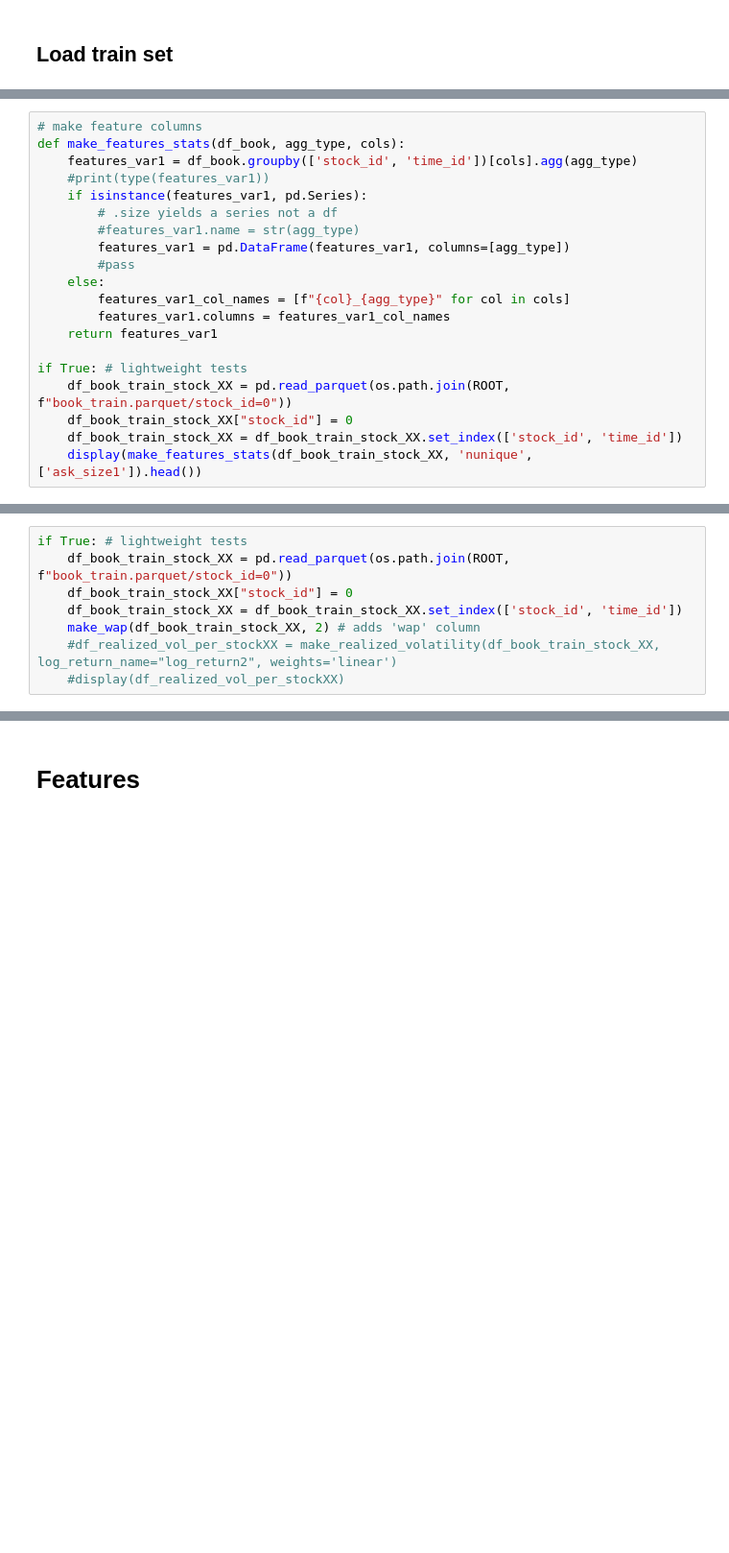
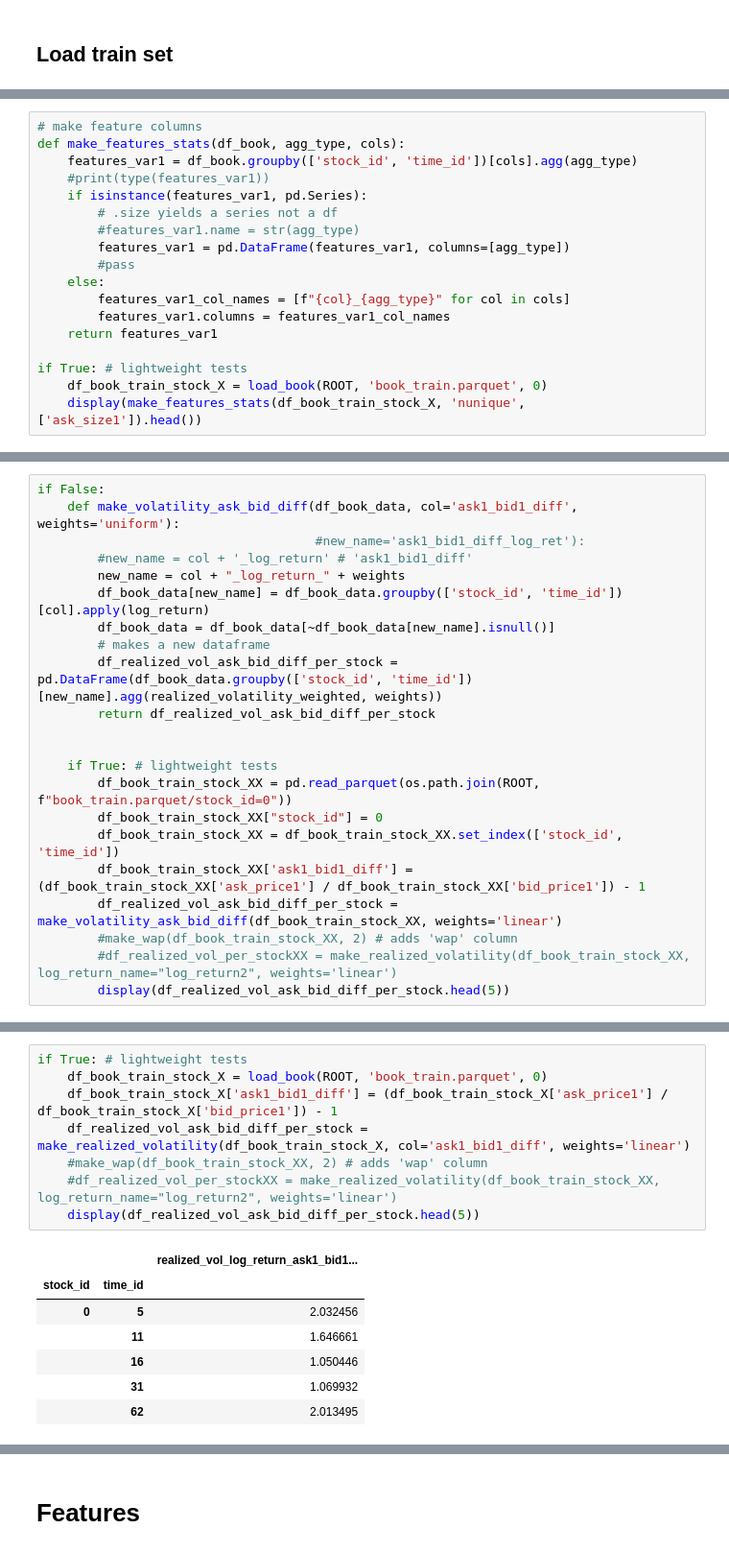
Before and after one commit to ianozsvald/kaggle_optiver_volatility, a Jupyter notebook: notebooks/20210825_light.ipynb, the cells around one changed output, grey strips where cells are left out. Shown: that part at 96% size. Saved outputs shown, nothing was run; the diff lists cells and outputs as text; blank space fills up the shorter version.

```diff
--- a/notebooks/20210825_light.ipynb
+++ b/notebooks/20210825_light.ipynb
@@ -143,10 +155,8 @@ def make_features_stats(df_book, agg_type, cols):
     return features_var1
 
 if True: # lightweight tests
-    df_book_train_stock_XX = pd.read_parquet(os.path.join(ROOT, f"book_train.parquet/stock_id=0"))
-    df_book_train_stock_XX["stock_id"] = 0
-    df_book_train_stock_XX = df_book_train_stock_XX.set_index(['stock_id', 'time_id'])
-    display(make_features_stats(df_book_train_stock_XX, 'nunique', ['ask_size1']).head())
+    df_book_train_stock_X = load_book(ROOT, 'book_train.parquet', 0)
+    display(make_features_stats(df_book_train_stock_X, 'nunique', ['ask_size1']).head())
 # %% [output]
 |  |  | ask_size1_nunique |
 | stock_id | time_id |  |
@@ -221,8 +243,0 @@ In [42] used 0.0000 MiB RAM in 0.10s, peaked 0.00 MiB above current, total RAM u
-# %%
-if True: # lightweight tests
-    df_book_train_stock_XX = pd.read_parquet(os.path.join(ROOT, f"book_train.parquet/stock_id=0"))
-    df_book_train_stock_XX["stock_id"] = 0
-    df_book_train_stock_XX = df_book_train_stock_XX.set_index(['stock_id', 'time_id'])
-    make_wap(df_book_train_stock_XX, 2) # adds 'wap' column
-    #df_realized_vol_per_stockXX = make_realized_volatility(df_book_train_stock_XX, log_return_name="log_return2", weights='linear')
-    #display(df_realized_vol_per_stockXX)
@@ -310,0 +244,22 @@ In [44] used -89.9727 MiB RAM in 15.20s, peaked 180.06 MiB above current, total
+# %%
+if False:
+    def make_volatility_ask_bid_diff(df_book_data, col='ask1_bid1_diff', weights='uniform'):
+                                     #new_name='ask1_bid1_diff_log_ret'):
+        #new_name = col + '_log_return' # 'ask1_bid1_diff'
+        new_name = col + "_log_return_" + weights
+        df_book_data[new_name] = df_book_data.groupby(['stock_id', 'time_id'])[col].apply(log_return)
+        df_book_data = df_book_data[~df_book_data[new_name].isnull()]
+        # makes a new dataframe
+        df_realized_vol_ask_bid_diff_per_stock =  pd.DataFrame(df_book_data.groupby(['stock_id', 'time_id'])[new_name].agg(realized_volatility_weighted, weights))
+        return df_realized_vol_ask_bid_diff_per_stock
+
+
+    if True: # lightweight tests
+        df_book_train_stock_XX = pd.read_parquet(os.path.join(ROOT, f"book_train.parquet/stock_id=0"))
+        df_book_train_stock_XX["stock_id"] = 0
+        df_book_train_stock_XX = df_book_train_stock_XX.set_index(['stock_id', 'time_id'])
+        df_book_train_stock_XX['ask1_bid1_diff'] = (df_book_train_stock_XX['ask_price1'] / df_book_train_stock_XX['bid_price1']) - 1
+        df_realized_vol_ask_bid_diff_per_stock = make_volatility_ask_bid_diff(df_book_train_stock_XX, weights='linear')
+        #make_wap(df_book_train_stock_XX, 2) # adds 'wap' column
+        #df_realized_vol_per_stockXX = make_realized_volatility(df_book_train_stock_XX, log_return_name="log_return2", weights='linear')
+        display(df_realized_vol_ask_bid_diff_per_stock.head(5))
@@ -310,0 +268,16 @@ In [44] used -89.9727 MiB RAM in 15.20s, peaked 180.06 MiB above current, total
+# %%
+if True: # lightweight tests
+    df_book_train_stock_X = load_book(ROOT, 'book_train.parquet', 0)
+    df_book_train_stock_X['ask1_bid1_diff'] = (df_book_train_stock_X['ask_price1'] / df_book_train_stock_X['bid_price1']) - 1
+    df_realized_vol_ask_bid_diff_per_stock = make_realized_volatility(df_book_train_stock_X, col='ask1_bid1_diff', weights='linear')
+    #make_wap(df_book_train_stock_XX, 2) # adds 'wap' column
+    #df_realized_vol_per_stockXX = make_realized_volatility(df_book_train_stock_XX, log_return_name="log_return2", weights='linear')
+    display(df_realized_vol_ask_bid_diff_per_stock.head(5))
+# %% [output]
+|  |  | realized_vol_log_return_ask1_bid1... |
+| stock_id | time_id |  |
+| 0 | 5 | 2.032456 |
+|  | 11 | 1.646661 |
+|  | 16 | 1.050446 |
+|  | 31 | 1.069932 |
+|  | 62 | 2.013495 |
```
Also changed, not shown: parts of 39 cells of this notebook, 5 other files.
